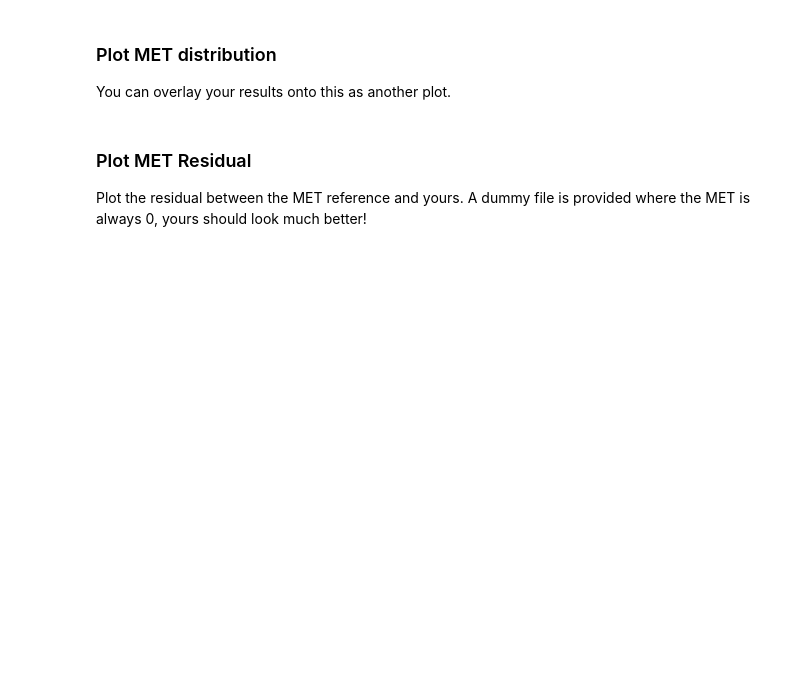
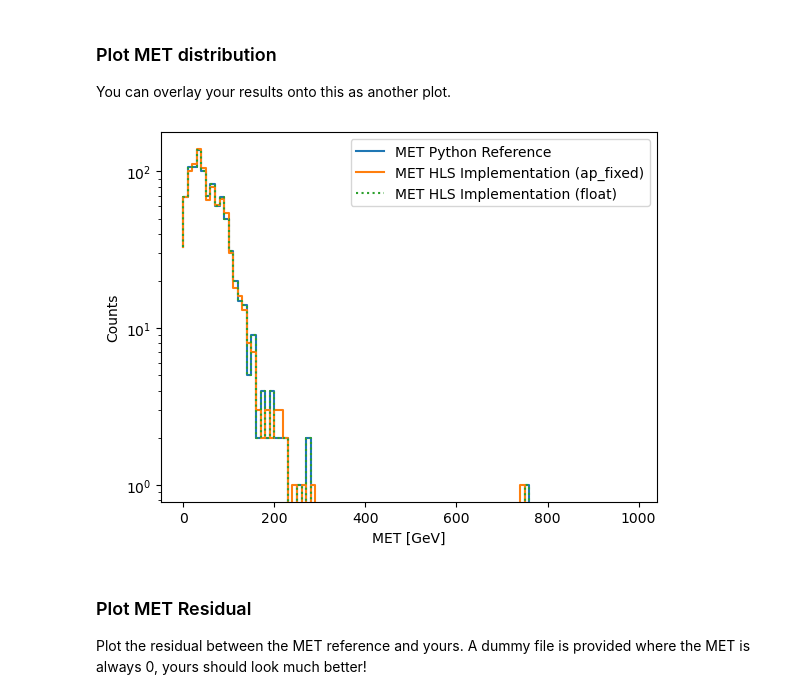
Before and after one commit to FPGA-course-2025/day4, a Jupyter notebook: MET/met_reference.ipynb, the cells around one changed output. Cells and saved outputs as stored; diff of their text form; code cells hidden in the pictures; blank space fills up the shorter version.

```diff
--- a/MET/met_reference.ipynb
+++ b/MET/met_reference.ipynb
@@ -37,6 +57,7 @@ met_ref = compute_met(pt, phi)
 # load the MET computation from HLS testbench
 # a dummy file of zeros is provided, run this again with your real results!
 met_hls = np.genfromtxt('met_hls.csv')
+met_hls_float = np.genfromtxt('met_hls_float.csv')
 # %% [markdown]
 ### Plot MET distribution
 
@@ -44,15 +65,19 @@ You can overlay your results onto this as another plot.
 # %%
 bins_spectrum = np.linspace(0, 1000, 101)
 hist_ref, _ = np.histogram(met_ref, bins=bins_spectrum)
 hist_hls, _ = np.histogram(met_hls, bins=bins_spectrum)
+hist_hls_float, _ = np.histogram(met_hls_float, bins=bins_spectrum)
 plt.step(bins_spectrum[:-1], hist_ref, label='MET Python Reference')
-plt.step(bins_spectrum[:-1], hist_hls, label='MET HLS Implementation')
+plt.step(bins_spectrum[:-1], hist_hls, label='MET HLS Implementation (ap_fixed)')
+plt.step(bins_spectrum[:-1], hist_hls_float, ':', label='MET HLS Implementation (float)')
 plt.semilogy()
 plt.legend()
 plt.xlabel('MET [GeV]')
 plt.ylabel('Counts')
 plt.savefig('met_distribution.png')
 plt.savefig('met_distribution.pdf')
+# %% [output]
+[figure, added]
 # %% [markdown]
 ### Plot MET Residual
 
```
Also changed, not shown: parts of 7 cells of this notebook, 8 other files.
